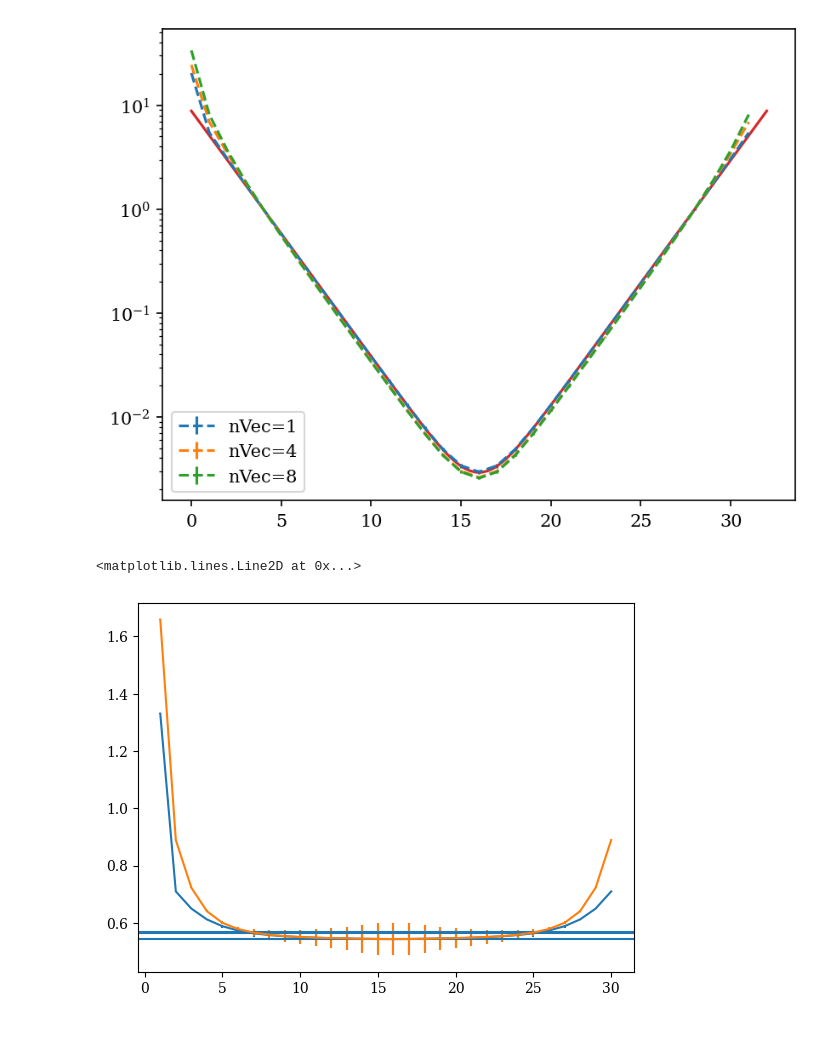
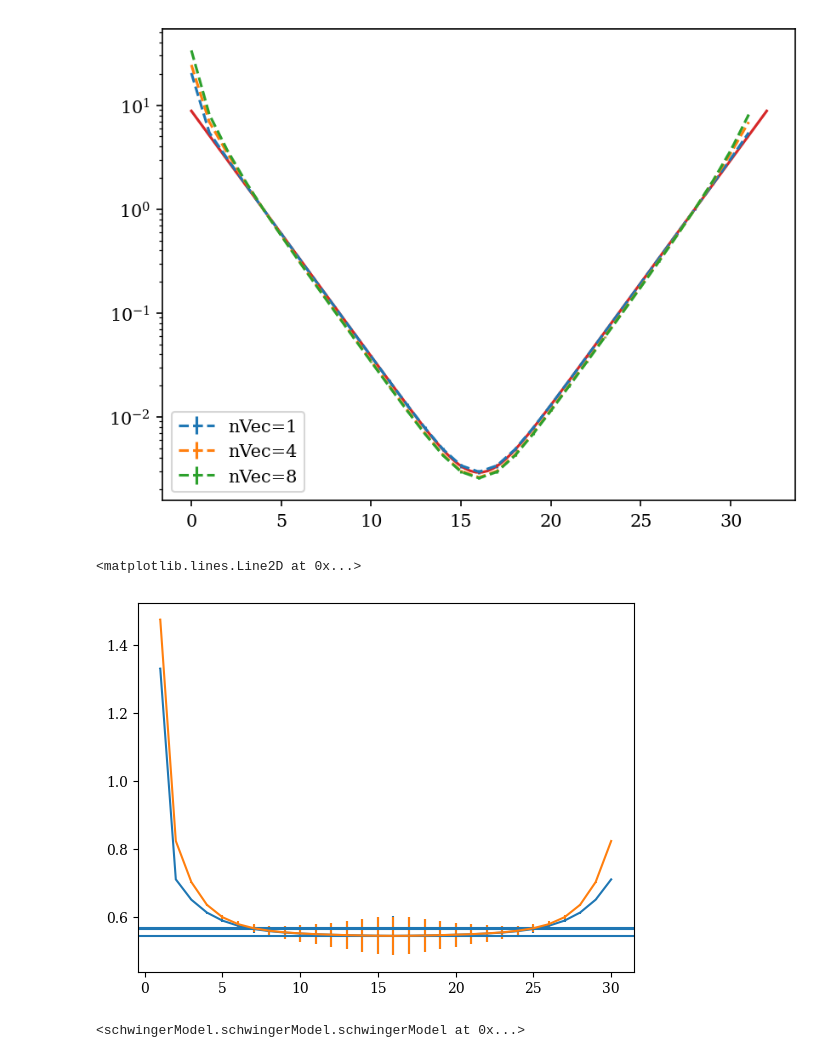
Before and after one commit to wurdahl/schwingerModel, a Jupyter notebook: distillation.ipynb, the cells around one changed output. Saved outputs shown, nothing was run; the diff lists cells and outputs as text; code cells hidden in the pictures.

```diff
--- a/distillation.ipynb
+++ b/distillation.ipynb
@@ -20,7 +20,7 @@ def coshCorrel(nt, Energy, pivot,dimt):
 with open('configs/50kSteps.pkl', 'rb') as f:
     a1 = pickle.load(f)
 # %%
-bIn = 1000
+bIn = 0
 skp = 50
 correl1 = sim.distillation.correlStats(a1, burnIn=bIn,autocorrSkip=skp,nVec=1)
 correl4 = sim.distillation.correlStats(a1, burnIn=bIn,autocorrSkip=skp,nVec=4)
@@ -50,14 +50,14 @@ plt.legend()
 [figure]
 # %%
 effMass4 = sim.analysis.effectiveMassProp(correl4,coshExpr=True)
-effMass16 = sim.analysis.effectiveMassProp(correl16,coshExpr=True)
+effMass16 = sim.analysis.effectiveMassProp(correl8,coshExpr=True)
 
 plt.errorbar(x=np.arange(1,a1.dimt-1),y=effMass4[0]/a1.a,yerr=effMass4[1]/a1.a)
 plt.errorbar(x=np.arange(1,a1.dimt-1),y=effMass16[0]/a1.a,yerr=effMass16[1]/a1.a)
 
 plt.axhline(fitMass1[0])
 plt.axhline(fitMass4[0])
 plt.axhline(fitMass8[0])
 # %% [output]
 <matplotlib.lines.Line2D at 0x...>
-[figure, old version]
+[figure, new version]
@@ -63,0 +68,4 @@ plt.axhline(fitMass8[0])
+# %%
+correl_k0 = sim.distillation.correlStats(model, burnIn=0,autocorrSkip=50,nVec=1,momk=0)
+# %% [output]
+<schwingerModel.schwingerModel.schwingerModel at 0x...>
```
Also changed, not shown: parts of 2 cells of this notebook, 4 other files.
